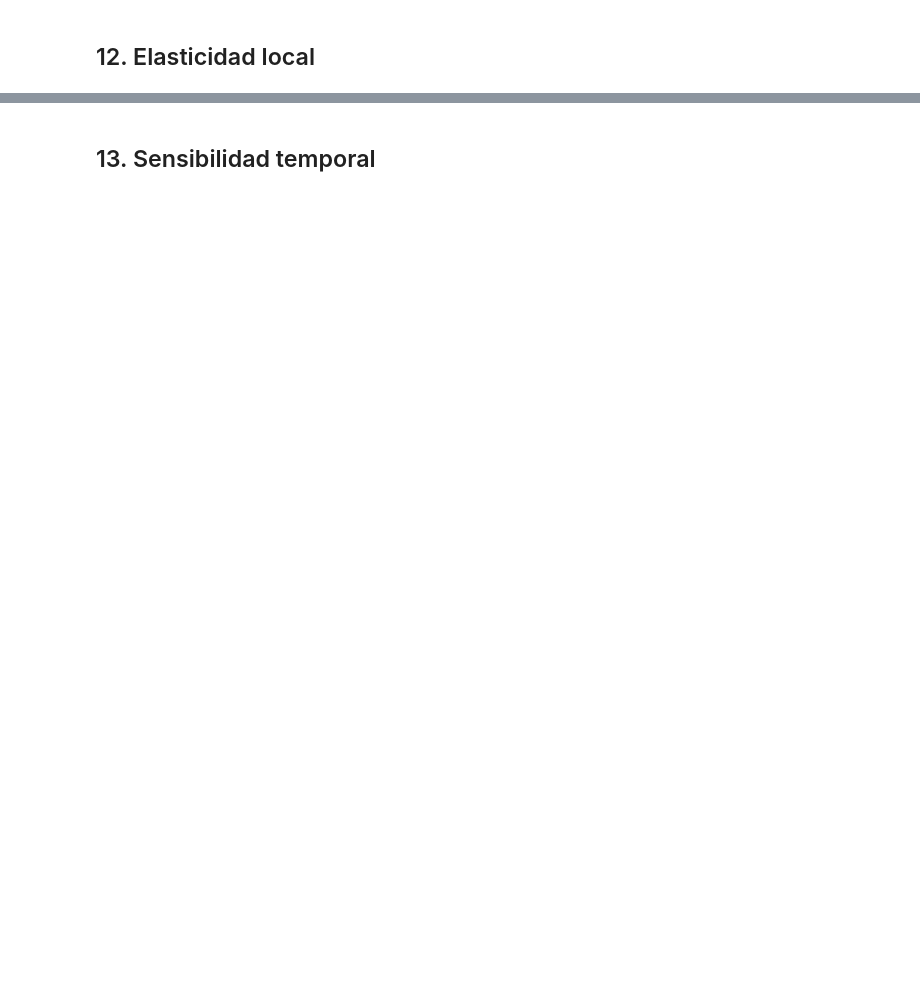
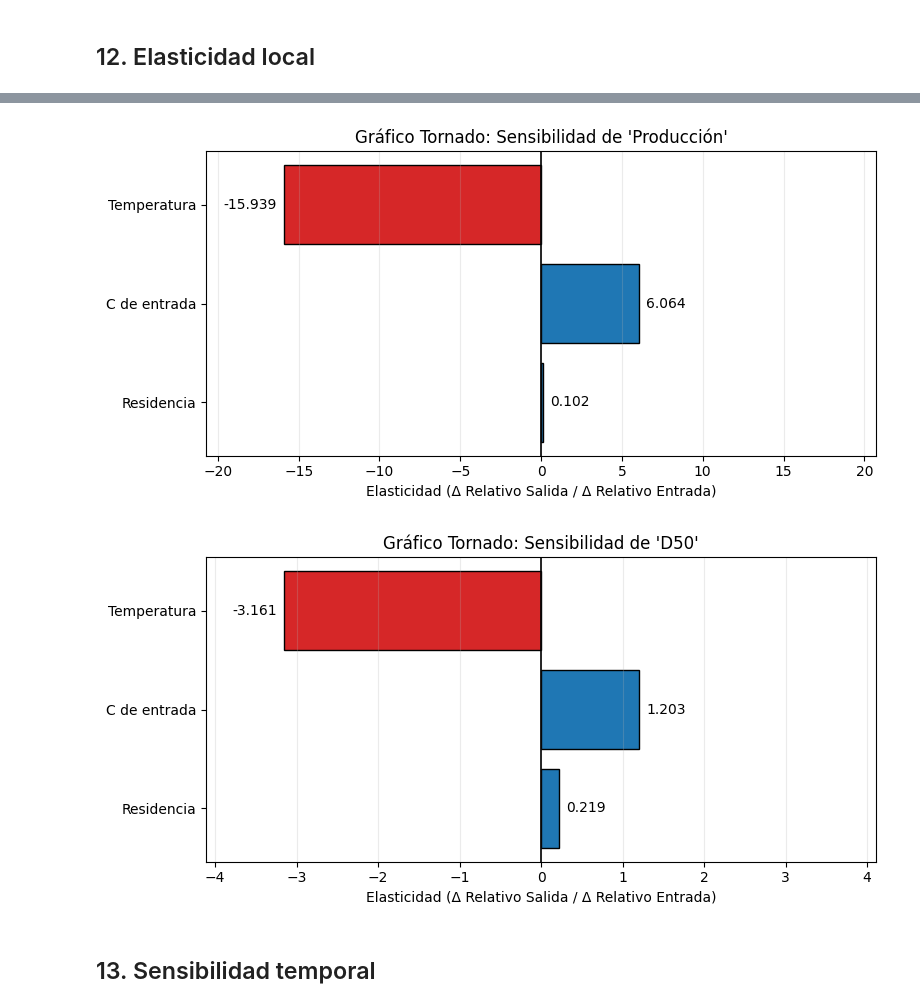
Before and after one commit to antomoyaa/CristalizadorPT, a Jupyter notebook: Evaporative_MSMPR_DPBE-2.ipynb, the cells around one changed output, grey strips where cells are left out. Cells and saved outputs as stored; diff of their text form; code cells hidden in the pictures; blank space fills up the shorter version.

Commit message:
cambios para eliminar errores y graficos tornado

```diff
--- a/Evaporative_MSMPR_DPBE-2.ipynb
+++ b/Evaporative_MSMPR_DPBE-2.ipynb
@@ -1082,3 +1129,57 @@ if np.any(steady_step_errors > 0.05 * np.maximum(np.abs(elasticities), 0.1)):
+# %%
+def plot_tornado_chart(elasticities, output_index, heatmap_outputs, heatmap_inputs):
+    """
+    Genera un gráfico tornado para una métrica de salida específica.
+    """
+    # 1. Extraer datos para la salida seleccionada
+    output_label = heatmap_outputs[output_index][1]
+    impacts = elasticities[output_index, :]
+    input_labels = np.array([label for _, label in heatmap_inputs])
+
+    # 2. Filtrar NaNs (por si algún estado fue excluido)
+    valid_mask = np.isfinite(impacts)
+    impacts = impacts[valid_mask]
+    input_labels = input_labels[valid_mask]
+
+    # 3. Ordenar por magnitud absoluta (de menor a mayor para que barh deje el mayor arriba)
+    sort_idx = np.argsort(np.abs(impacts))
+    sorted_impacts = impacts[sort_idx]
+    sorted_labels = input_labels[sort_idx]
+
+    # 4. Configurar el gráfico
+    fig, ax = plt.subplots(figsize=(8, 4))
+
+    # Asignar colores: Azul para impactos positivos, Rojo para negativos
+    colors = ['tab:blue' if val >= 0 else 'tab:red' for val in sorted_impacts]
+
+    bars = ax.barh(sorted_labels, sorted_impacts, color=colors, edgecolor='black')
+
+    # 5. Estética y etiquetas
+    ax.set_xlabel("Elasticidad (Δ Relativo Salida / Δ Relativo Entrada)")
+    ax.set_title(f"Gráfico Tornado: Sensibilidad de '{output_label}'")
+
+    # Añadir el valor numérico al lado de cada barra
+    ax.bar_label(bars, fmt='%.3f', padding=5)
+
+    # Centrar el eje X en 0 y dar margen simétrico
+    max_val = np.max(np.abs(sorted_impacts)) if sorted_impacts.size > 0 else 1
+    ax.set_xlim(-max_val * 1.3, max_val * 1.3)
+    ax.axvline(0, color='black', linewidth=1.2)
+    ax.grid(alpha=0.25, axis='x')
+
+    fig.tight_layout()
+    plt.show()
+
+# Generar gráfico tornado para "Producción" (Índice 0 en heatmap_outputs)
+plot_tornado_chart(elasticities, output_index=0,
+                   heatmap_outputs=heatmap_outputs, heatmap_inputs=heatmap_inputs)
+
+# Generar gráfico tornado para "D50" (Índice 1 en heatmap_outputs)
+plot_tornado_chart(elasticities, output_index=1,
+                   heatmap_outputs=heatmap_outputs, heatmap_inputs=heatmap_inputs)
+# %% [output]
+[figure, added]
+[figure, added]
 # %% [markdown]
 ## 13. Sensibilidad temporal
 # %%
```
Also changed, not shown: parts of 6 cells of this notebook.
